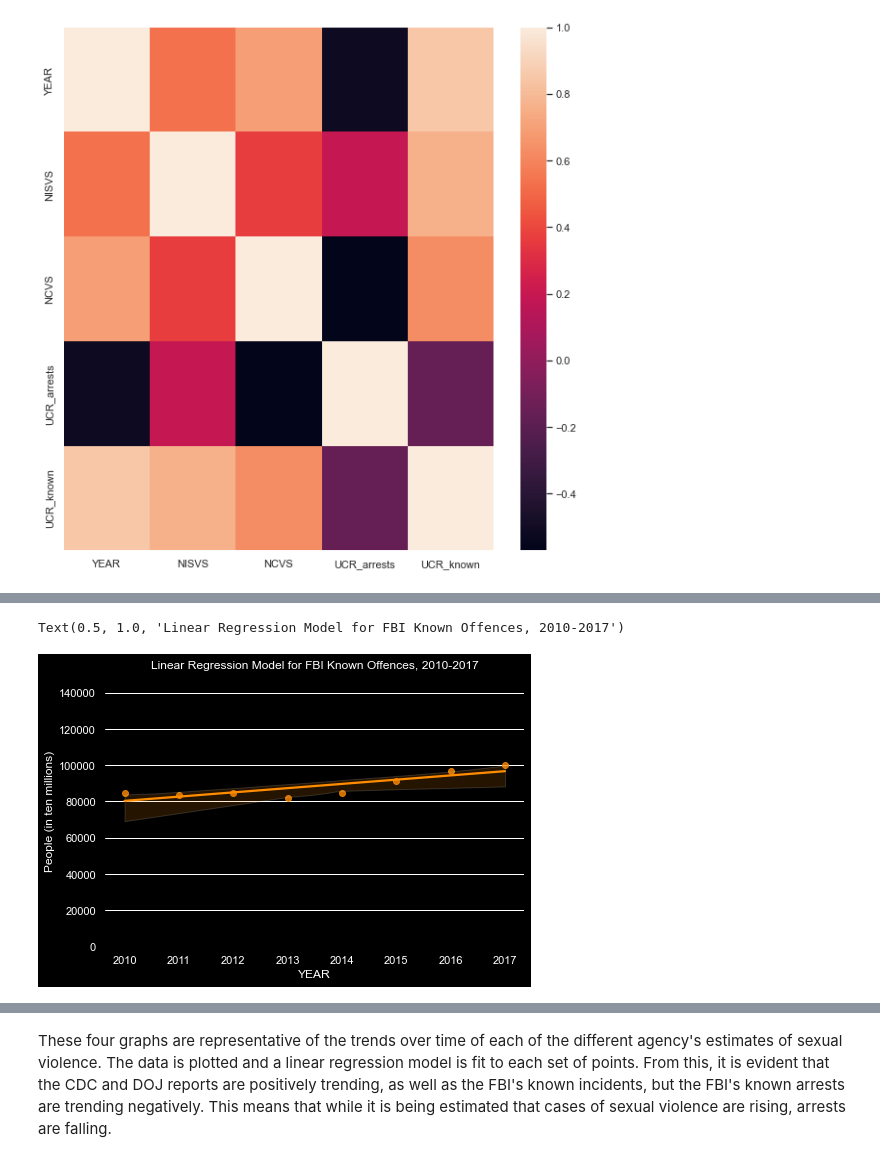
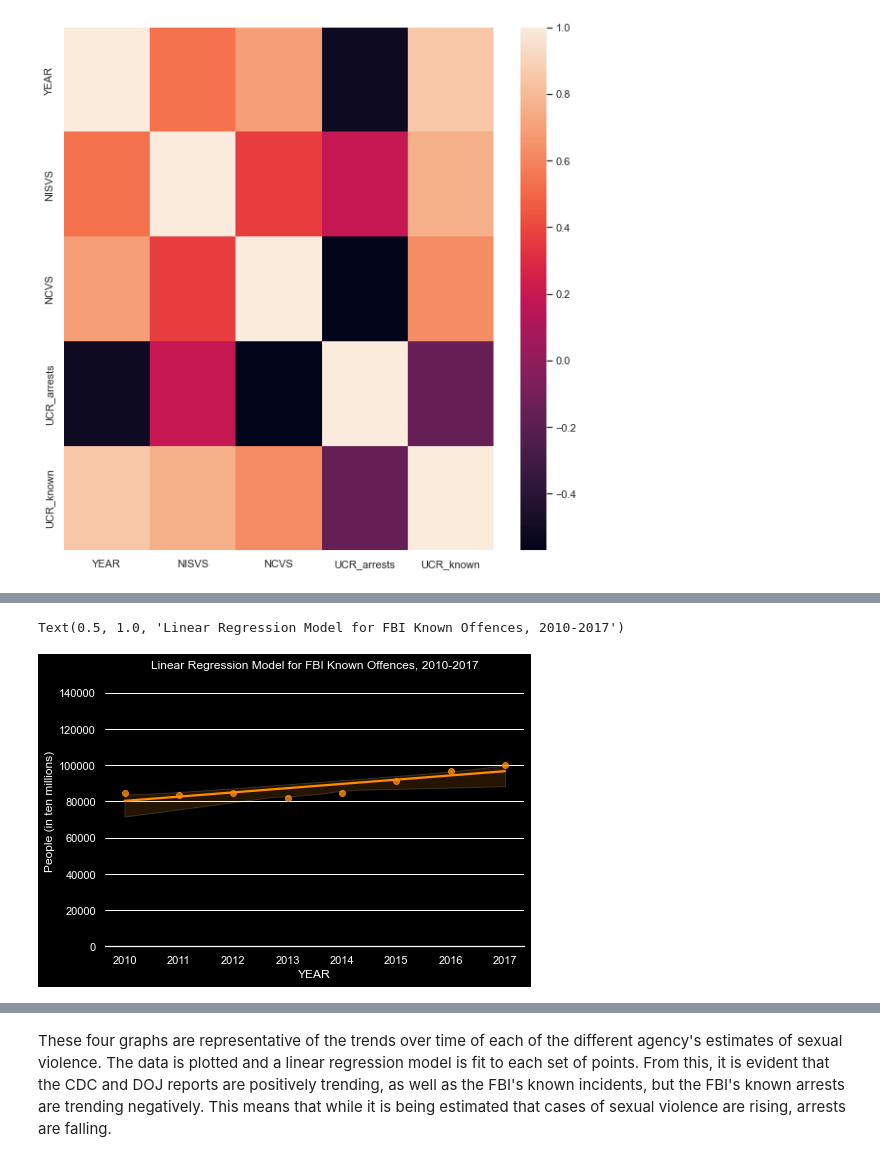
Before and after one commit to allisonbrusco/sexualviolence, a Jupyter notebook: notebooks/victimizations_versus_arrests.ipynb, the cells around one changed output, grey strips where cells are left out. Cells and saved outputs as stored; diff of their text form; code cells hidden in the pictures.

```diff
--- a/notebooks/victimizations_versus_arrests.ipynb
+++ b/notebooks/victimizations_versus_arrests.ipynb
@@ -169,19 +168,19 @@ Text(0.5, 1.0, 'Linear Regression Model for DOJ Count Estimates, 2010-2017')
 # %%
 fig = plt.figure(figsize=(7.5, 5))
 ax = fig.add_subplot()
 
 ax.tick_params(bottom=False)
 ax.grid(axis = 'x')
-ax.spines[:].set_visible(False)
+ax.spines[['top', 'right', 'left']].set_visible(False)
 
 sns.regplot(x=df["YEAR"], y=df["UCR_known"], color = 'darkorange')
 
 plt.ylim(ymin=0, ymax=150000)
 plt.ylabel('People (in ten millions)')
 plt.title('Linear Regression Model for FBI Known Offences, 2010-2017')
 # %% [output]
 Text(0.5, 1.0, 'Linear Regression Model for FBI Known Offences, 2010-2017')
-[figure, old version]
+[figure, new version]
 # %%
 fig = plt.figure(figsize=(7.5, 5))
 ax = fig.add_subplot()
```
Also changed, not shown: parts of 12 cells of this notebook, 1 other file.
